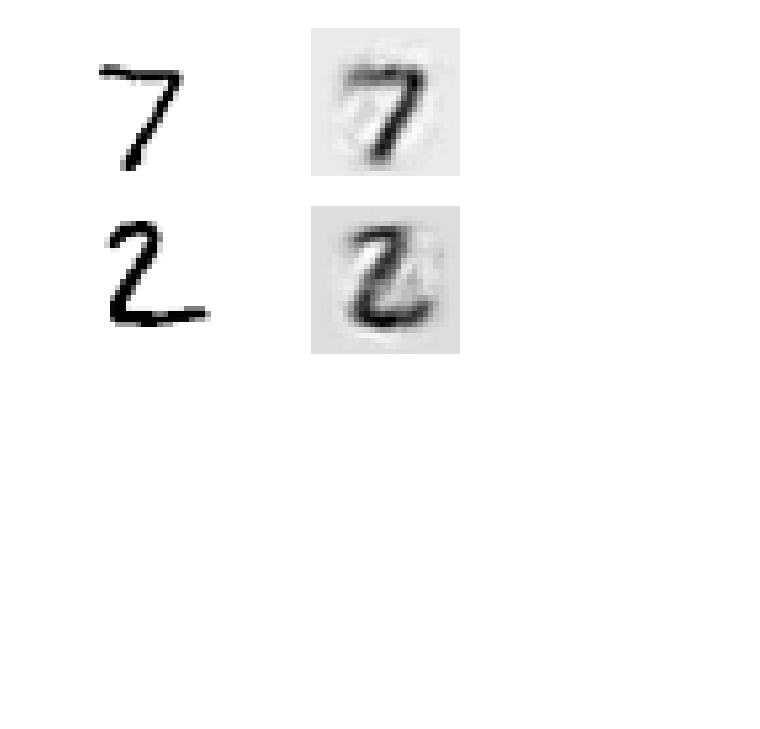
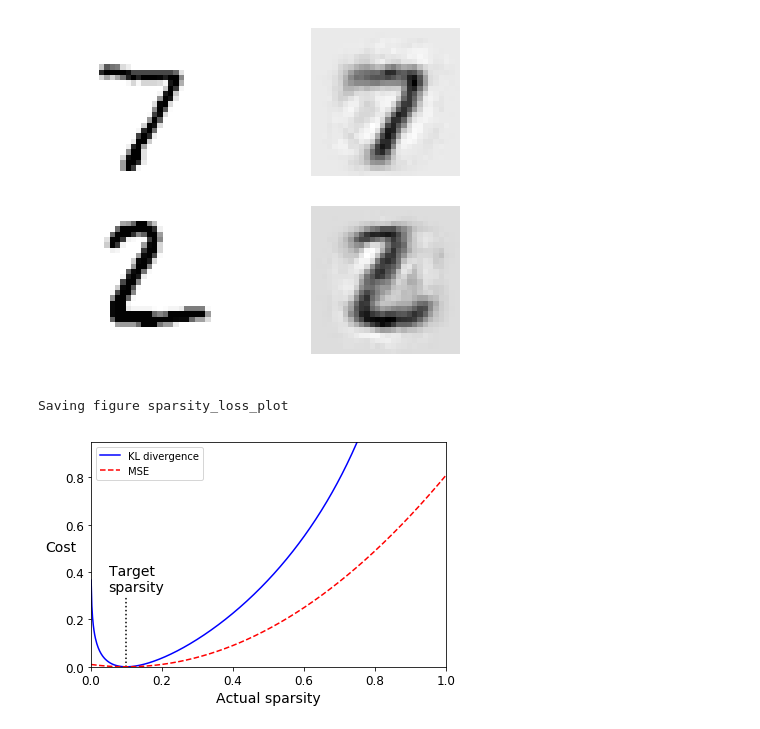
Before and after one commit to thephet/handson_ml, a Jupyter notebook: 15_MY_autoencoders.ipynb, the cells around one changed output. Saved outputs shown, nothing was run; the diff lists cells and outputs as text; code cells hidden in the pictures; blank space fills up the shorter version.

```diff
--- a/15_MY_autoencoders.ipynb
+++ b/15_MY_autoencoders.ipynb
@@ -351,3 +351,20 @@ outputs = tf.matmul(hidden3, W4) + b4
 show_reconstructed_digits(X, outputs)
 # %% [output]
 [figure]
+# %%
+p = 0.1
+q = np.linspace(0.001, 0.999, 500)
+kl_div = p * np.log(p / q) + (1 - p) * np.log((1 - p) / (1 - q))
+mse = (p - q)**2
+plt.plot([p, p], [0, 0.3], "k:")
+plt.text(0.05, 0.32, "Target\nsparsity", fontsize=14)
+plt.plot(q, kl_div, "b-", label="KL divergence")
+plt.plot(q, mse, "r--", label="MSE")
+plt.legend(loc="upper left")
+plt.xlabel("Actual sparsity")
+plt.ylabel("Cost", rotation=0)
+plt.axis([0, 1, 0, 0.95])
+save_fig("sparsity_loss_plot")
+# %% [output]
+Saving figure sparsity_loss_plot
+[figure, added]
```
Also changed, not shown: parts of 17 cells of this notebook.
